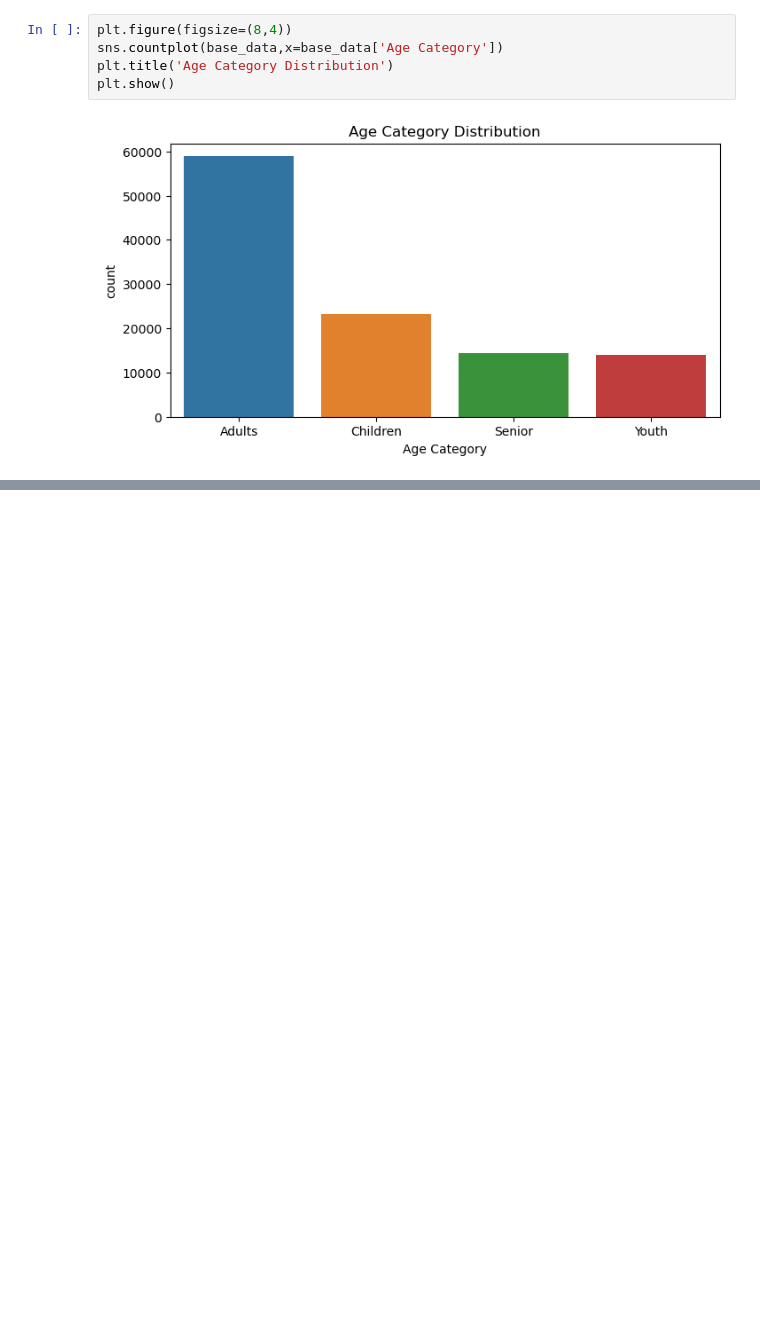
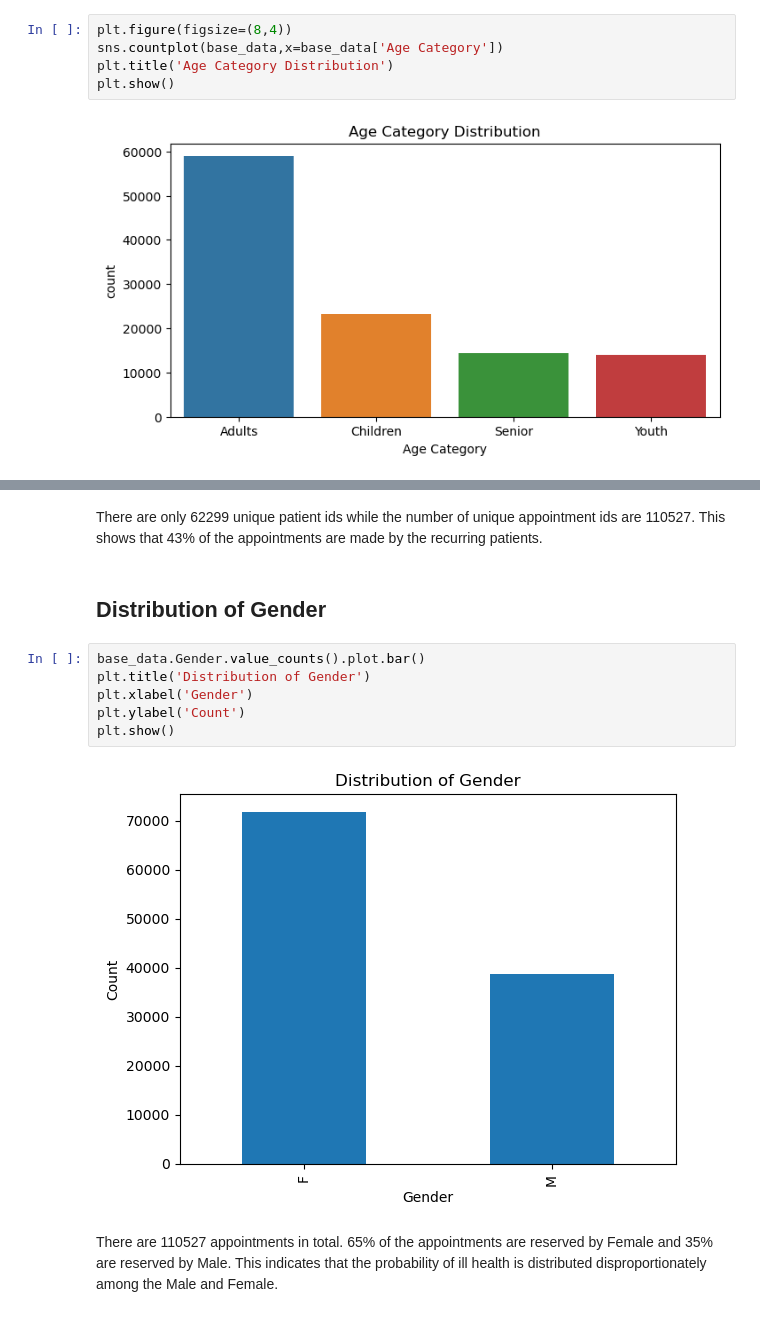
Before and after one commit to Milan1508/HealthCare_Data_Analysis, a Jupyter notebook: healthcare.ipynb, the cells around one changed output, grey strips where cells are left out. Cells and saved outputs as stored; diff of their text form; blank space fills up the shorter version.

```diff
--- a/healthcare.ipynb
+++ b/healthcare.ipynb
@@ -271,0 +286,14 @@ plt.show()
+# %% [markdown]
+There are only 62299 unique patient ids while the number of unique appointment ids are 110527. This shows that 43% of the appointments are made by the recurring patients.
+# %% [markdown]
+## Distribution of Gender
+# %%
+base_data.Gender.value_counts().plot.bar()
+plt.title('Distribution of Gender')
+plt.xlabel('Gender')
+plt.ylabel('Count')
+plt.show()
+# %% [output]
+[figure, added]
+# %% [markdown]
+There are 110527 appointments in total. 65% of the appointments are reserved by Female and 35% are reserved by Male. This indicates that the probability of ill health is distributed disproportionately among the Male and Female.
```
Also changed, not shown: parts of 2 cells of this notebook.
